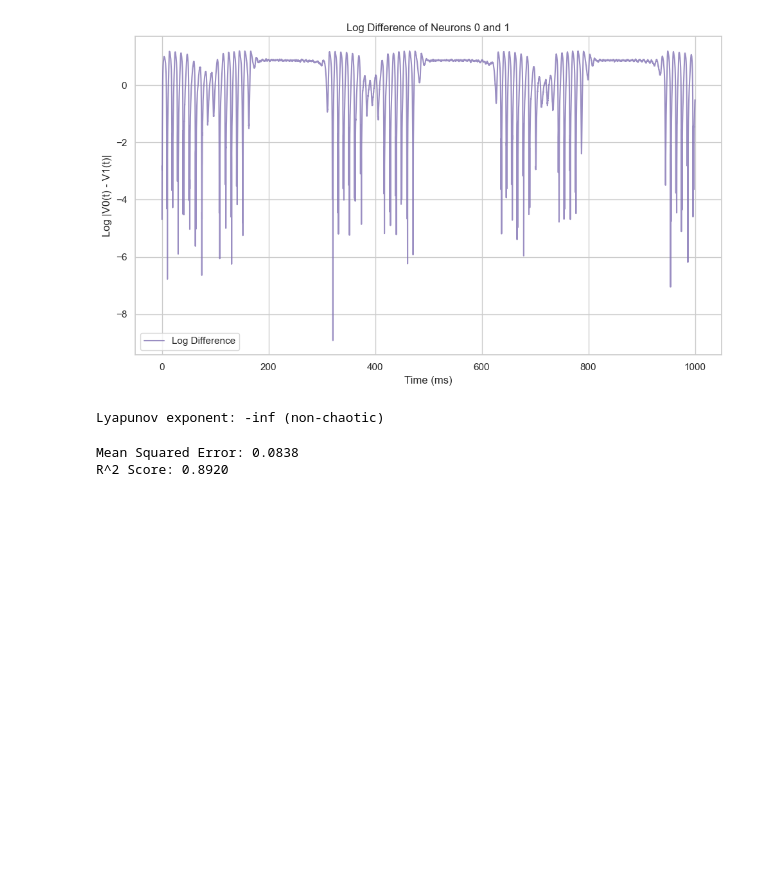
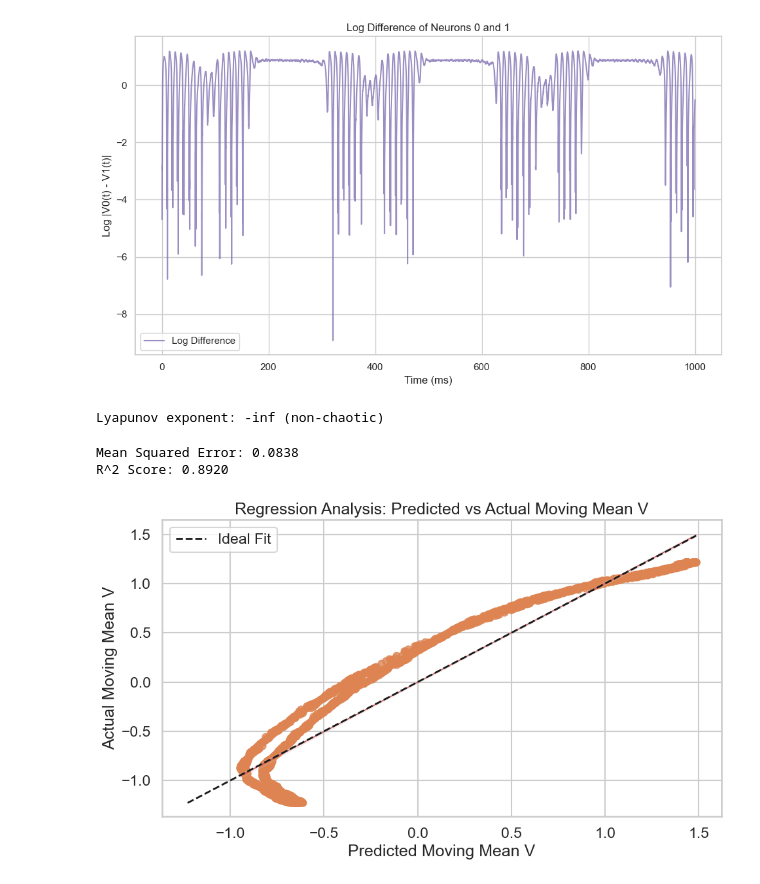
Before and after one commit to aniket-desh/fitzhugh-nagumo, a Jupyter notebook: fhn.ipynb, the cells around one changed output. Saved outputs shown, nothing was run; the diff lists cells and outputs as text; code cells hidden in the pictures; blank space fills up the shorter version.

```diff
--- a/fhn.ipynb
+++ b/fhn.ipynb
@@ -147,3 +147,27 @@ print(f'R^2 Score: {r2:.4f}')
 # %% [output]
 Mean Squared Error: 0.0838
 R^2 Score: 0.8920
+# %%
+# plotting the regression results
+sns.set_theme(style="whitegrid", context='talk')
+plt.figure(figsize=(10, 6))
+
+sns.regplot(
+    x=y_pred,
+    y=y_test,
+    ci=95,
+    scatter_kws={'s': 60, 'alpha': 0.8, 'color': 'C1'},
+    line_kws={'color': 'C3', 'lw': 1}
+)
+plt.xlabel('Predicted Moving Mean V')
+plt.ylabel('Actual Moving Mean V')
+plt.title('Regression Analysis: Predicted vs Actual Moving Mean V')
+
+min_val = min(y_test.min(), y_pred.min())
+max_val = max(y_test.max(), y_pred.max())
+plt.plot([min_val, max_val], [min_val, max_val], 'k--', lw=2, label='Ideal Fit')
+plt.legend()
+plt.tight_layout()
+plt.show()
+# %% [output]
+[figure, added]
```
Also changed, not shown: parts of 2 cells of this notebook.
